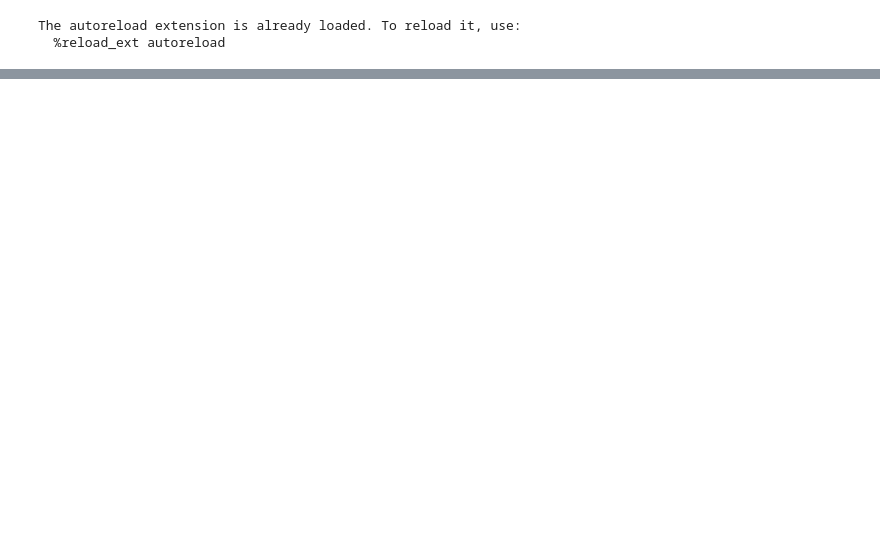
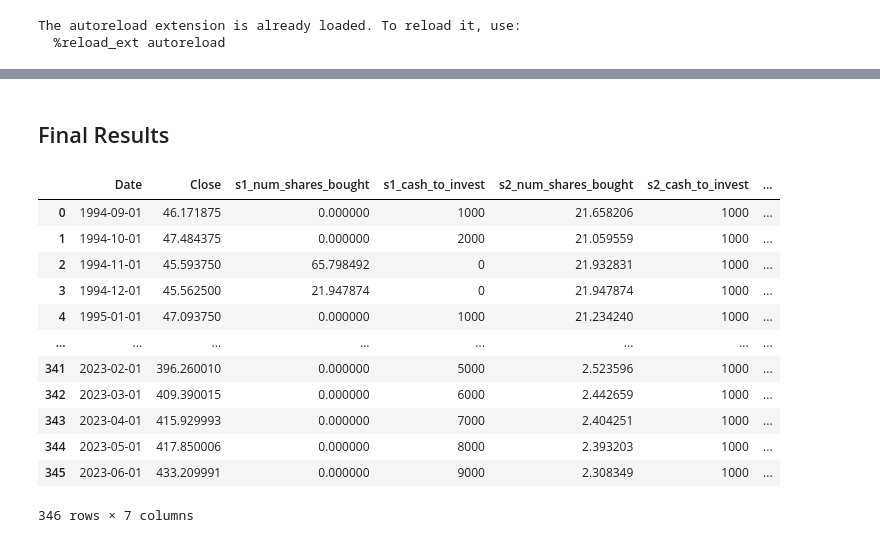
Before and after one commit to Hartaig/mean-reversion-investing, a Jupyter notebook: research/run_sim.ipynb, the cells around one changed output, grey strips where cells are left out. Cells and saved outputs as stored; diff of their text form; code cells hidden in the pictures; blank space fills up the shorter version.

```diff
--- a/research/run_sim.ipynb
+++ b/research/run_sim.ipynb
@@ -78,0 +104,25 @@ chk3['return']
+# %% [markdown]
+## Final Results
+# %%
+df_final = s1['sim_results'][['Date', 'Close', 'num_shares_bought', 'cash_to_invest']]
+df_final = df_final.rename(columns={'num_shares_bought':'s1_num_shares_bought',
+                                    'cash_to_invest': 's1_cash_to_invest'})
+df_final = df_final.merge(s2['sim_results'][['Date', 'num_shares_bought', 'cash_to_invest']], on='Date')
+df_final = df_final.rename(columns={'num_shares_bought':'s2_num_shares_bought',
+                                    'cash_to_invest': 's2_cash_to_invest'})
+df_final['year'] = df_final['Date'].dt.to_period('Y')
+df_final
+# %% [output]
+|  | Date | Close | s1_num_shares_bought | s1_cash_to_invest | s2_num_shares_bought | s2_cash_to_invest | ... |
+| 0 | 1994-09-01 | 46.171875 | 0.000000 | 1000 | 21.658206 | 1000 | ... |
+| 1 | 1994-10-01 | 47.484375 | 0.000000 | 2000 | 21.059559 | 1000 | ... |
+| 2 | 1994-11-01 | 45.593750 | 65.798492 | 0 | 21.932831 | 1000 | ... |
+| 3 | 1994-12-01 | 45.562500 | 21.947874 | 0 | 21.947874 | 1000 | ... |
+| 4 | 1995-01-01 | 47.093750 | 0.000000 | 1000 | 21.234240 | 1000 | ... |
+| ... | ... | ... | ... | ... | ... | ... | ... |
+| 341 | 2023-02-01 | 396.260010 | 0.000000 | 5000 | 2.523596 | 1000 | ... |
+| 342 | 2023-03-01 | 409.390015 | 0.000000 | 6000 | 2.442659 | 1000 | ... |
+| 343 | 2023-04-01 | 415.929993 | 0.000000 | 7000 | 2.404251 | 1000 | ... |
+| 344 | 2023-05-01 | 417.850006 | 0.000000 | 8000 | 2.393203 | 1000 | ... |
+| 345 | 2023-06-01 | 433.209991 | 0.000000 | 9000 | 2.308349 | 1000 | ... |
+346 rows × 7 columns
```
Also changed, not shown: parts of 11 cells of this notebook.
